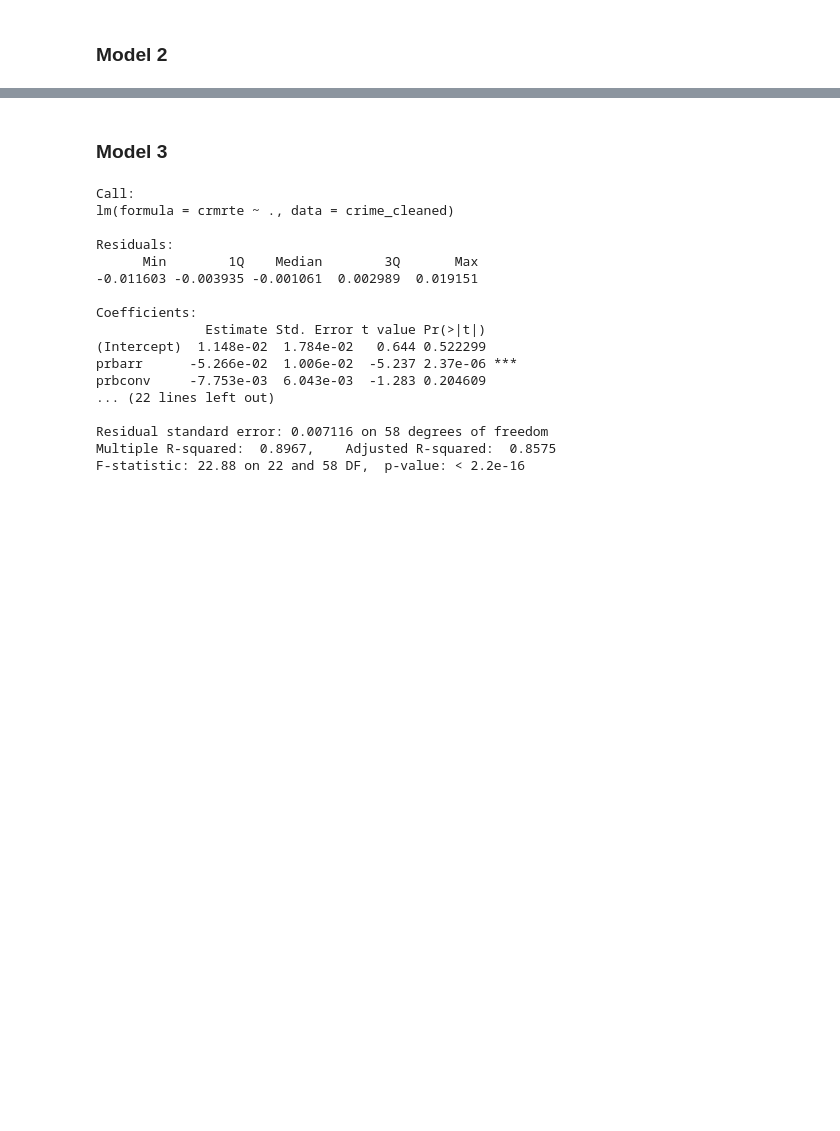
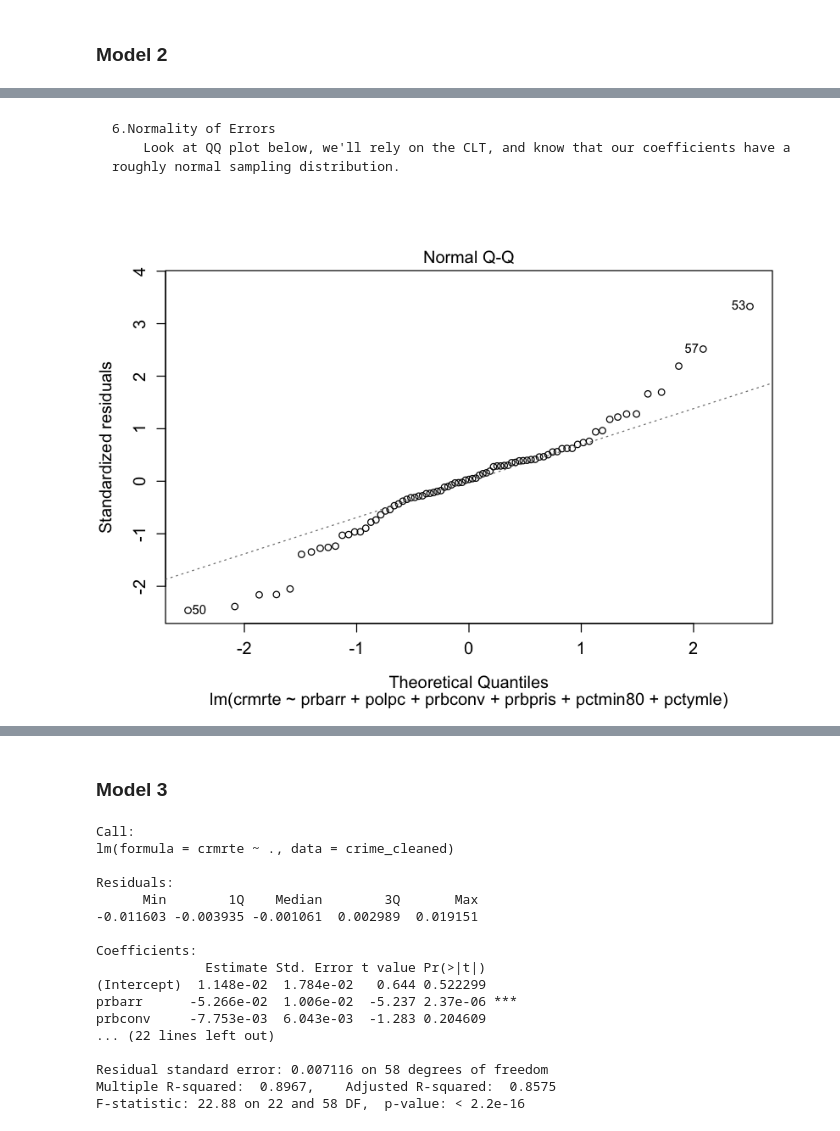
Before and after one commit to lucaschadwicklam97/lab_3_collab, a Jupyter notebook: Annabelle_Joy_Lucas_lab3_v2.ipynb, the cells around one changed output, grey strips where cells are left out. Cells and saved outputs as stored; diff of their text form; code cells hidden in the pictures; blank space fills up the shorter version.

```diff
--- a/Annabelle_Joy_Lucas_lab3_v2.ipynb
+++ b/Annabelle_Joy_Lucas_lab3_v2.ipynb
@@ -390,0 +403,7 @@ Q3. Evaluate all 6 CLM assumptions
+# %% [markdown]
+    6.Normality of Errors
+        Look at QQ plot below, we'll rely on the CLT, and know that our coefficients have a roughly normal sampling distribution.
+# %%
+plot(m2, which = 2)
+# %% [output]
+[figure, added]
```
Also changed, not shown: parts of 11 cells of this notebook.
